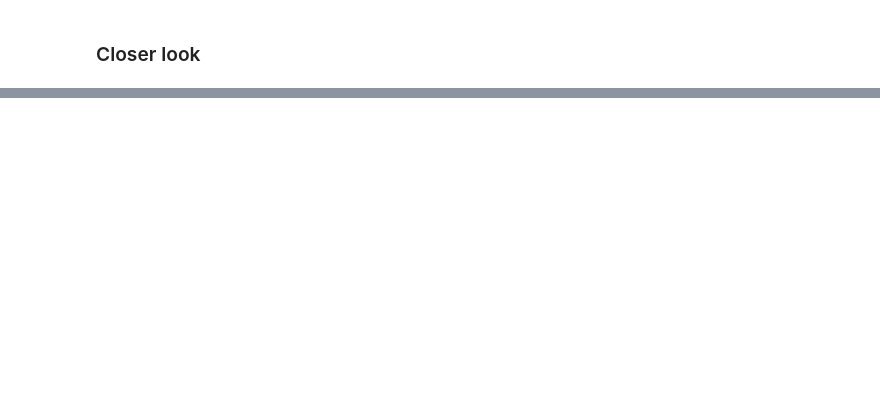
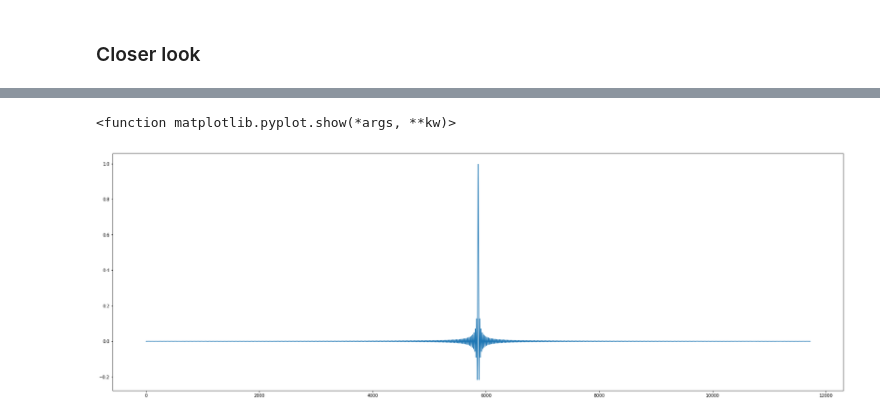
Before and after one commit to yklose/Communication-System, a Jupyter notebook: Project-Notebook.ipynb, the cells around one changed output, grey strips where cells are left out. Saved outputs shown, nothing was run; the diff lists cells and outputs as text; code cells hidden in the pictures; blank space fills up the shorter version.

```diff
--- a/Project-Notebook.ipynb
+++ b/Project-Notebook.ipynb
@@ -69,0 +72,10 @@ plt.show
+# %%
+sinc = compute_array("sinc.txt")
+#detail_sinc = sinc[6700:7500]
+
+plt.figure(figsize=(30,10))
+plt.plot(sinc)
+plt.show
+# %% [output]
+<function matplotlib.pyplot.show(*args, **kw)>
+[figure, added]
```
Also changed, not shown: parts of 8 cells of this notebook, 2 other files.
